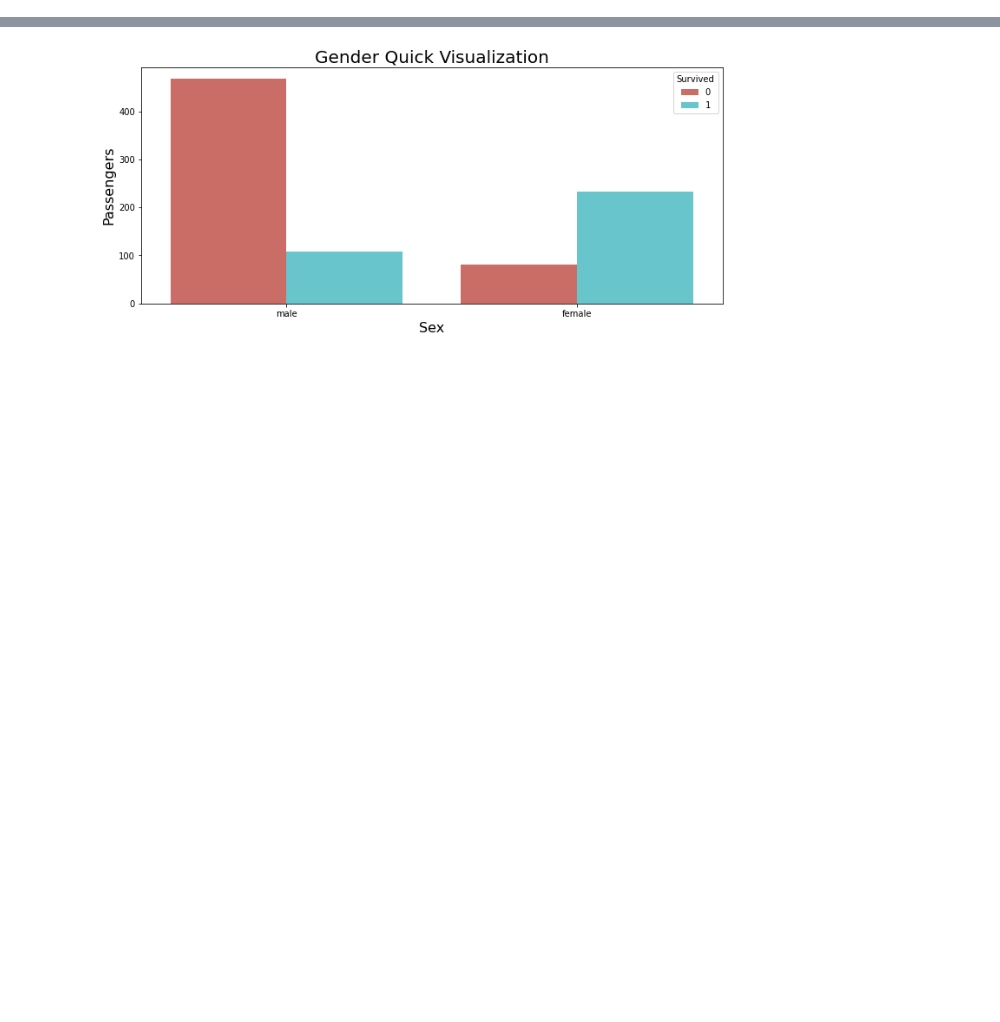
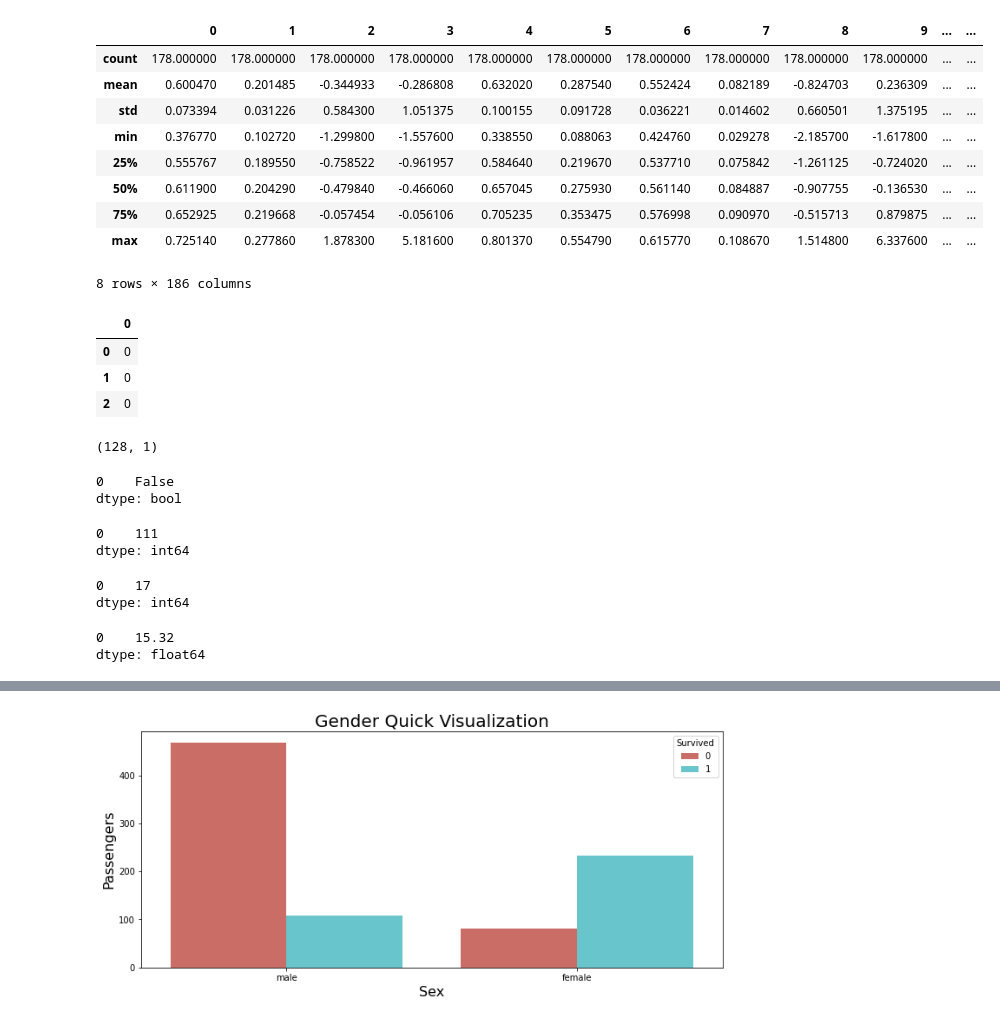
Before and after one commit to tamagusko/workshop-intro-ml, a Jupyter notebook: LeukemiaDetect.ipynb, the cells around one changed output, grey strips where cells are left out. Drawn from its saved outputs; the diff is of its cells as text; code cells hidden in the pictures; blank space fills up the shorter version.

```diff
--- a/LeukemiaDetect.ipynb
+++ b/LeukemiaDetect.ipynb
@@ -61 +61,32 @@ test = pd.read_csv("data/test.csv")
+# %%
+# Reading dataset developed by [1]
+
+urlBase = 'https://raw.githubusercontent.com/spingegod/ProjetoTI_part2/master/Leukemya_data.csv'
+urlLabels = 'https://raw.githubusercontent.com/spingegod/ProjetoTI_part2/master/labels.csv'
+
+
+def getData(url):
+    # only works with csv files (without head)
+    df = pd.read_csv(url, header=None)
+    return df
+
+
+def saveData(df, folder='', name='temp'):
+    # only works with csv files (add format parameter if necessary)
+    # you can enter the entire path to the folder
+    if folder == 'raw': folder='data/raw/'
+    elif folder == 'processed': folder='data/processed/'
+    elif folder == 'results': folder='results/'
+    return df.to_csv(folder + str(TODAY) + '_' + name + '.csv')
+
+
+data = getData(urlBase)
+labels = getData(urlLabels)
+
+# changing the labels to 0 and 1
+labels = labels.add(-1)
+
+# save raw data
+saveData(data, 'raw', 'Leukemya_data')
+saveData(labels, 'raw'  , 'labels')
 # %% [markdown]
@@ -72,0 +127,48 @@ train.head(3)  # viewing training dataframe
+# %%
+data.describe()
+# %% [output]
+|  | 0 | 1 | 2 | 3 | 4 | 5 | 6 | 7 | 8 | 9 | ... | ... |
+| count | 178.000000 | 178.000000 | 178.000000 | 178.000000 | 178.000000 | 178.000000 | 178.000000 | 178.000000 | 178.000000 | 178.000000 | ... | ... |
+| mean | 0.600470 | 0.201485 | -0.344933 | -0.286808 | 0.632020 | 0.287540 | 0.552424 | 0.082189 | -0.824703 | 0.236309 | ... | ... |
+| std | 0.073394 | 0.031226 | 0.584300 | 1.051375 | 0.100155 | 0.091728 | 0.036221 | 0.014602 | 0.660501 | 1.375195 | ... | ... |
+| min | 0.376770 | 0.102720 | -1.299800 | -1.557600 | 0.338550 | 0.088063 | 0.424760 | 0.029278 | -2.185700 | -1.617800 | ... | ... |
+| 25% | 0.555767 | 0.189550 | -0.758522 | -0.961957 | 0.584640 | 0.219670 | 0.537710 | 0.075842 | -1.261125 | -0.724020 | ... | ... |
+| 50% | 0.611900 | 0.204290 | -0.479840 | -0.466060 | 0.657045 | 0.275930 | 0.561140 | 0.084887 | -0.907755 | -0.136530 | ... | ... |
+| 75% | 0.652925 | 0.219668 | -0.057454 | -0.056106 | 0.705235 | 0.353475 | 0.576998 | 0.090970 | -0.515713 | 0.879875 | ... | ... |
+| max | 0.725140 | 0.277860 | 1.878300 | 5.181600 | 0.801370 | 0.554790 | 0.615770 | 0.108670 | 1.514800 | 6.337600 | ... | ... |
+8 rows × 186 columns
+# %%
+# labels
+labels.head(3)
+# %% [output]
+|  | 0 |
+| 0 | 0 |
+| 1 | 0 |
+| 2 | 0 |
+# %%
+labels.shape
+# %% [output]
+(128, 1)
+# %%
+labels.isna().any()
+# %% [output]
+0    False
+dtype: bool
+# %%
+# total of zeros
+labels.isin([0]).sum()
+# %% [output]
+0    111
+dtype: int64
+# %%
+# total of ones (positive cases for leukemia)
+labels.isin([1]).sum()
+# %% [output]
+0    17
+dtype: int64
+# %%
+# percentage of positive
+round((labels.isin([1]).sum()/labels.isin([0]).sum())*100, 2)
+# %% [output]
+0    15.32
+dtype: float64
```
Also changed, not shown: parts of 40 cells of this notebook, 1 other file.
